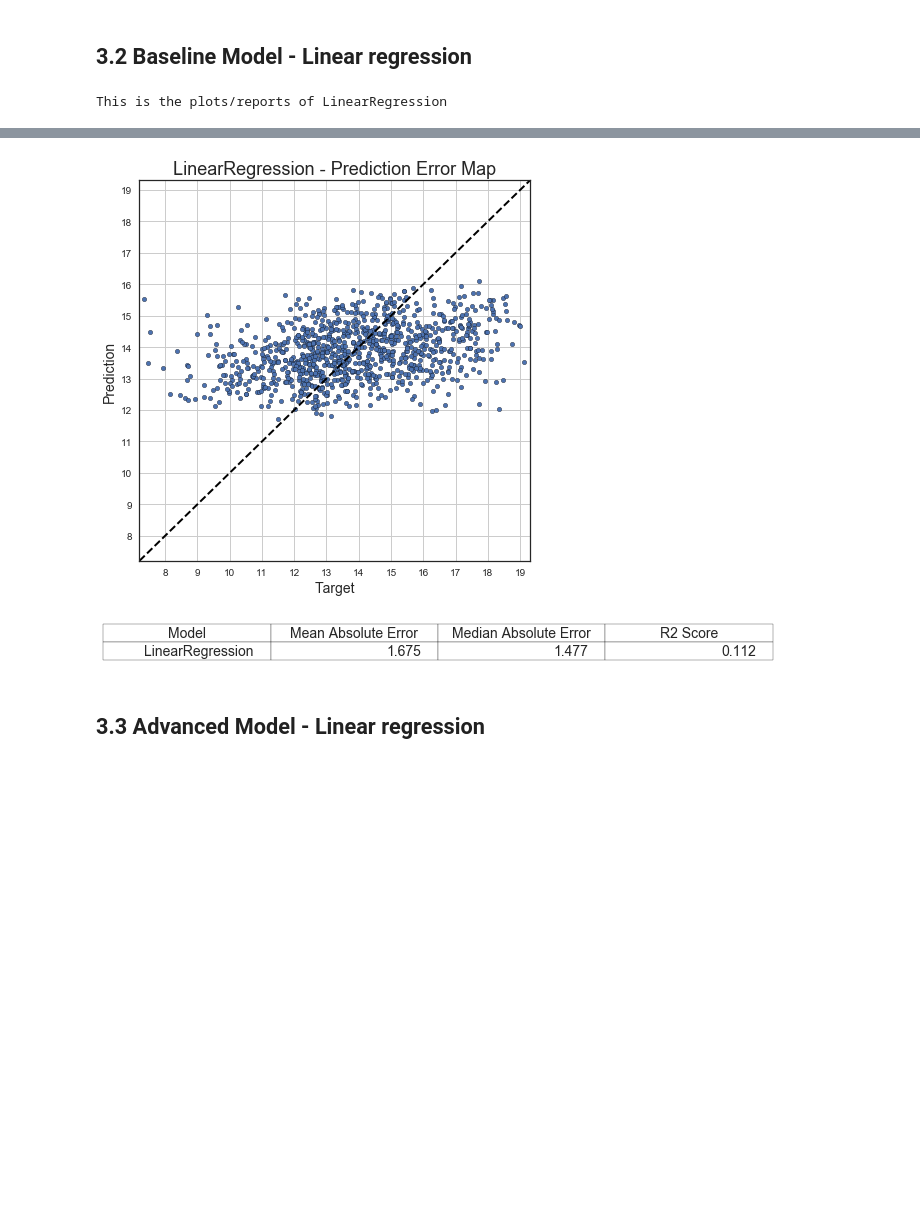
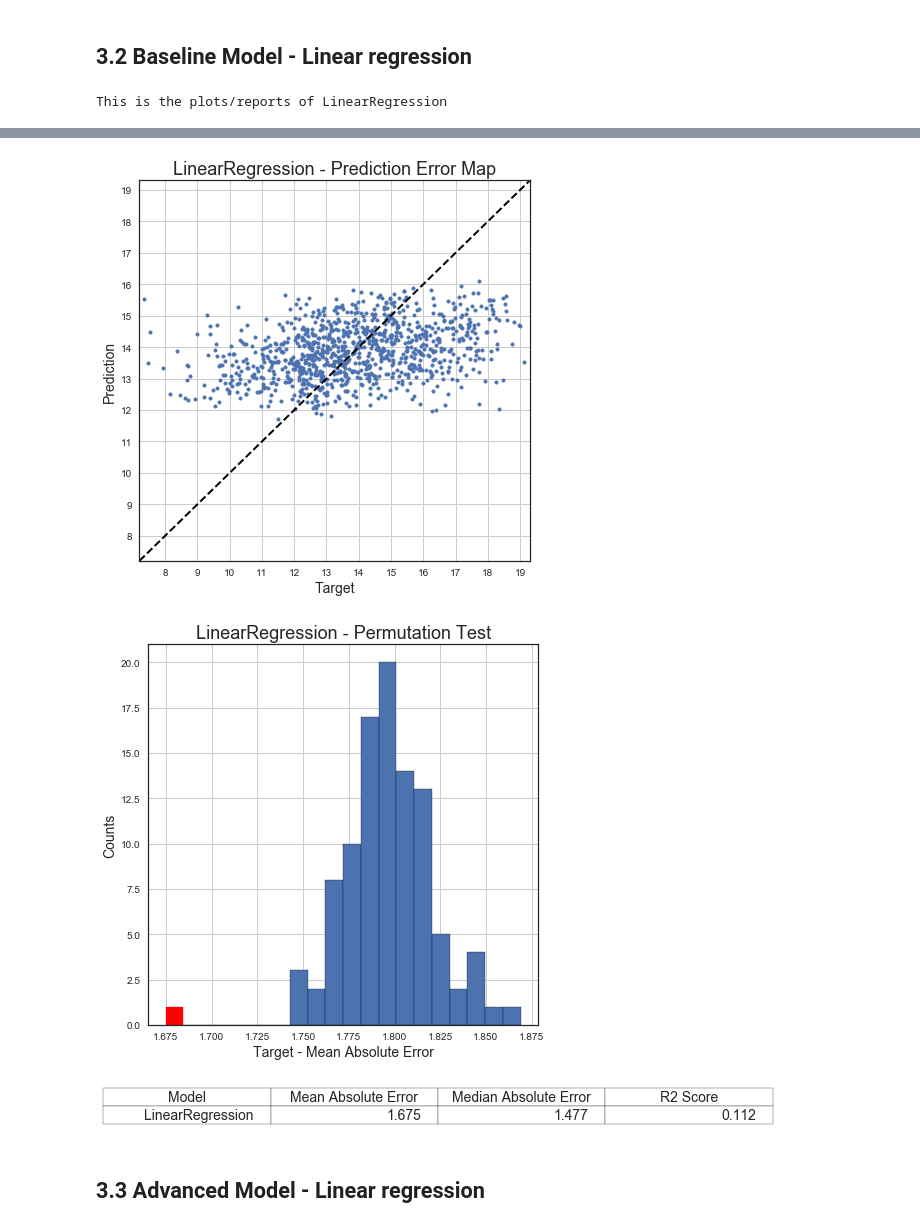
Before and after one commit to caitaozhan/CSE519-Homework-Project, a Jupyter notebook: TheProject/src/music-Haena.ipynb, the cells around one changed output, grey strips where cells are left out. Drawn from its saved outputs; the diff is of its cells as text; code cells hidden in the pictures; blank space fills up the shorter version.

```diff
--- a/TheProject/src/music-Haena.ipynb
+++ b/TheProject/src/music-Haena.ipynb
@@ -387,3 +448,36 @@ def error_distribution(model_name, target, pred):
+# %%
+def permutation_test(model_name, model, feature, target, pred):
+    '''do permuation tests
+
+    Args:
+        model_name: model
+        feature (DataFrame): feature data
+        target (Series):  target data
+        pred   (ndarray): predition results
+    '''
+    #pred = cross_val_predict(model, X=feature, y=target, cv=10)
+    mae = mean_absolute_error(target, pred)
+    mae_list = [mae]
+    count = 0
+    while count<100:
+        count=count+1
+        target_to_list=target.tolist()
+        shuffle(target_to_list)
+        target_per = pd.DataFrame({'playcount':target_to_list})
+        pred1 = cross_val_predict(model, X=feature, y=target_per, cv=10)
+        mae_shuffle=mean_absolute_error(target,pred1)
+        mae_list.append(mae_shuffle)
+    num_bins = 20
+    fig, ax = plt.subplots(figsize=(7,7))
+    n, bins, patches = ax.hist(mae_list, num_bins, edgecolor='black')
+    ax.set_title('%s - Permutation Test' % model_name, fontsize=18)
+    #ax.set_xlabel('$Log(playcount)-mae$', fontsize=14)
+    ax.set_xlabel('Target - Mean Absolute Error', fontsize=14)
+    ax.set_ylabel('Counts', fontsize=14)
+    ax.get_children()[0].set_color('r')
+    ax.grid()
+
+    fig.savefig('../figure/%s_permutation.png' % model_name)
 # %%
 def prediction_error_map(model_name, target, pred):
     '''Plot the prediction error map (similar to confusion matrices in classification problems)
@@ -395,7 +489,8 @@ def prediction_error_map(model_name, target, pred):
     y_min = target.min()*0.98
     y_max = target.max()*1.01
     fig, ax = plt.subplots(figsize=(7,7))
-    plt.scatter(target, pred, edgecolors=(0, 0, 0), s=20)
+    #plt.scatter(target, pred, edgecolor='black', s=15)
+    plt.scatter(target, pred, s=13)
     ax.plot([y_min, y_max], [y_min, y_max], 'k--', lw=2)
     ax.set_xticks(np.arange(math.floor(y_min),math.ceil(y_max)))
     ax.set_yticks(np.arange(math.floor(y_min),math.ceil(y_max)))
@@ -405,12 +500,15 @@ def prediction_error_map(model_name, target, pred):
     ax.set_ylabel('Prediction', fontsize=14)
     ax.axis([y_min,y_max,y_min,y_max])
     ax.grid()
+
+    fig.savefig('../figure/%s_error_map.png' % model_name)
 # %%
 def evaluation(model, feature, target):
     """ Run the model on X and y using cross validation. Then output:
         1) performance statistics
         2) error distributions
         3) prediction error map
+        4) permutation test
 
     Args:
         model   (object):    the machine learning object to fit the data
@@ -436,8 +534,11 @@ def evaluation(model, feature, target):
 
     prediction_error_map(model_name, target, pred)
 
+    permutation_test(model_name, model, feature, target, pred)
+
     performance_statistics(model_name, target, pred)
 # %%
+sns.set(style="white")
 evaluation(linear_regr_base, feature_base, target)
 # %% [output]
 This is the plots/reports of LinearRegression
@@ -445,5 +546,6 @@ This is the plots/reports of LinearRegression
-[figure, old version]
+[figure, new version]
-[figure, old version]
+[figure, new version]
+[figure, added]
 # %% [markdown]
 ## 3.3  Advanced Model - Linear regression
 # %%
```
Also changed, not shown: parts of 18 cells of this notebook.
